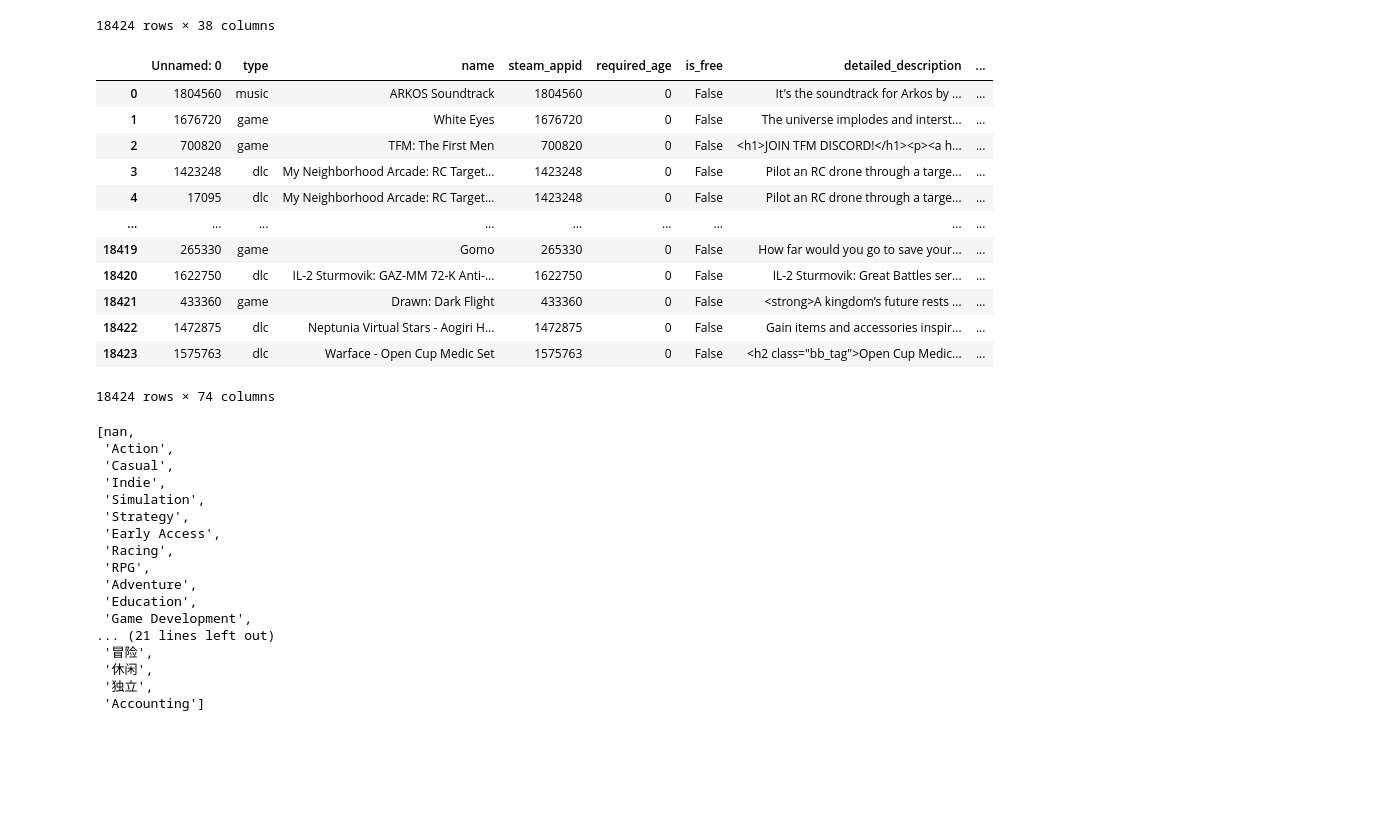
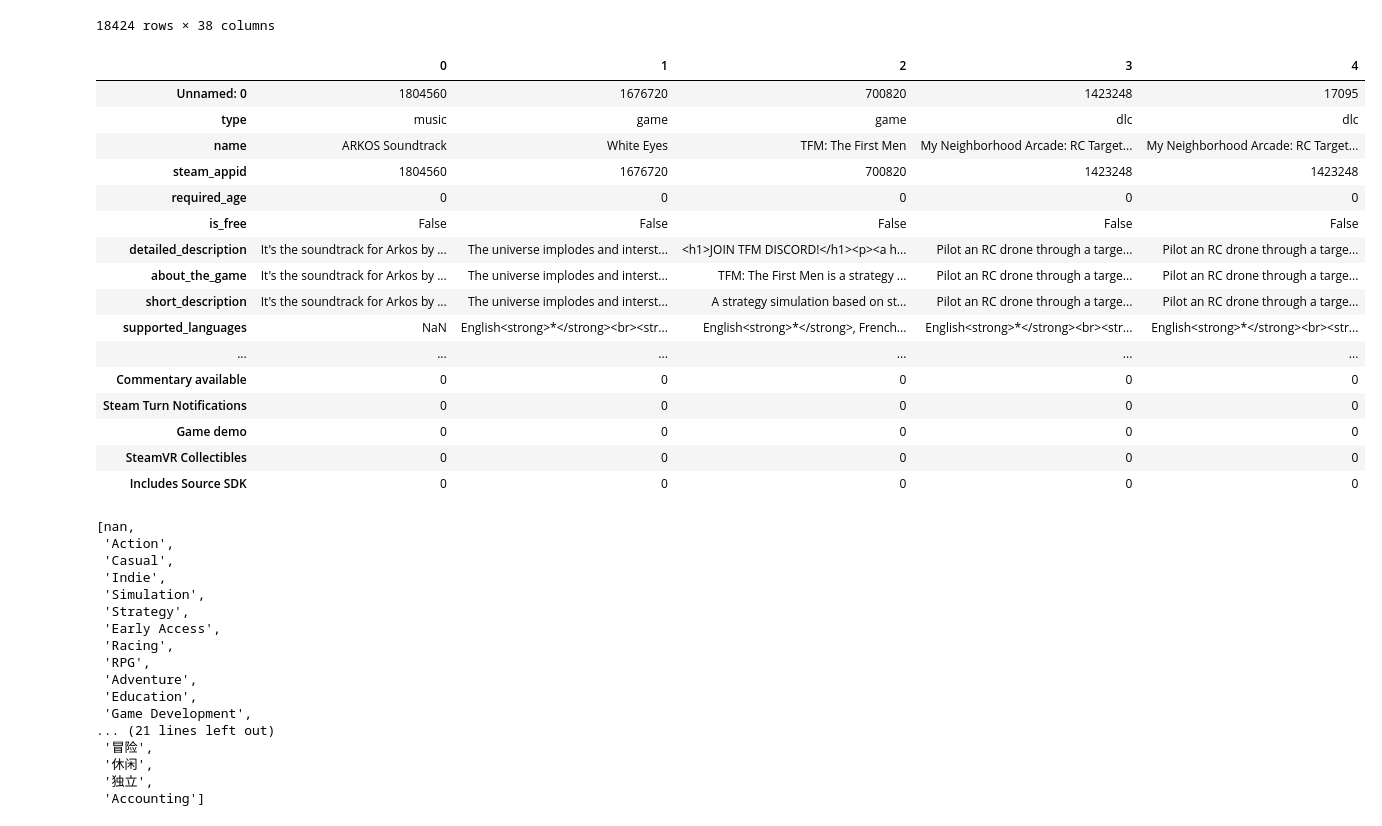
Before and after one commit to Jcc329/Jessica_DATA606, a Jupyter notebook: Notebooks/2.Steam_Data_Cleaning.ipynb, the cells around one changed output. Drawn from its saved outputs; the diff is of its cells as text; code cells hidden in the pictures; blank space fills up the shorter version.

```diff
--- a/Notebooks/2.Steam_Data_Cleaning.ipynb
+++ b/Notebooks/2.Steam_Data_Cleaning.ipynb
@@ -239,23 +239,27 @@ CategoryDF
 18424 rows × 38 columns
 # %%
 #add category df to GameData
-GameData_Categories = pd.concat([GameData, CategoryDF], axis=1)
+GameData = pd.concat([GameData, CategoryDF], axis=1)
-# %%
-GameData_Categories
-# %% [output]
-|  | Unnamed: 0 | type | name | steam_appid | required_age | is_free | detailed_description | ... |
-| 0 | 1804560 | music | ARKOS Soundtrack | 1804560 | 0 | False | It's the soundtrack for Arkos by ... | ... |
-| 1 | 1676720 | game | White Eyes | 1676720 | 0 | False | The universe implodes and interst... | ... |
-| 2 | 700820 | game | TFM: The First Men | 700820 | 0 | False | <h1>JOIN TFM DISCORD!</h1><p><a h... | ... |
-| 3 | 1423248 | dlc | My Neighborhood Arcade: RC Target... | 1423248 | 0 | False | Pilot an RC drone through a targe... | ... |
-| 4 | 17095 | dlc | My Neighborhood Arcade: RC Target... | 1423248 | 0 | False | Pilot an RC drone through a targe... | ... |
-| ... | ... | ... | ... | ... | ... | ... | ... | ... |
-| 18419 | 265330 | game | Gomo | 265330 | 0 | False | How far would you go to save your... | ... |
-| 18420 | 1622750 | dlc | IL-2 Sturmovik: GAZ-MM 72-K Anti-... | 1622750 | 0 | False | IL-2 Sturmovik: Great Battles ser... | ... |
-| 18421 | 433360 | game | Drawn: Dark Flight | 433360 | 0 | False | <strong>A kingdom’s future rests ... | ... |
-| 18422 | 1472875 | dlc | Neptunia Virtual Stars - Aogiri H... | 1472875 | 0 | False | Gain items and accessories inspir... | ... |
-| 18423 | 1575763 | dlc | Warface - Open Cup Medic Set | 1575763 | 0 | False | <h2 class="bb_tag">Open Cup Medic... | ... |
-18424 rows × 74 columns
+# %%
+GameData.head().T
+# %% [output]
+|  | 0 | 1 | 2 | 3 | 4 |
+| Unnamed: 0 | 1804560 | 1676720 | 700820 | 1423248 | 17095 |
+| type | music | game | game | dlc | dlc |
+| name | ARKOS Soundtrack | White Eyes | TFM: The First Men | My Neighborhood Arcade: RC Target... | My Neighborhood Arcade: RC Target... |
+| steam_appid | 1804560 | 1676720 | 700820 | 1423248 | 1423248 |
+| required_age | 0 | 0 | 0 | 0 | 0 |
+| is_free | False | False | False | False | False |
+| detailed_description | It's the soundtrack for Arkos by ... | The universe implodes and interst... | <h1>JOIN TFM DISCORD!</h1><p><a h... | Pilot an RC drone through a targe... | Pilot an RC drone through a targe... |
+| about_the_game | It's the soundtrack for Arkos by ... | The universe implodes and interst... | TFM: The First Men is a strategy ... | Pilot an RC drone through a targe... | Pilot an RC drone through a targe... |
+| short_description | It's the soundtrack for Arkos by ... | The universe implodes and interst... | A strategy simulation based on st... | Pilot an RC drone through a targe... | Pilot an RC drone through a targe... |
+| supported_languages | NaN | English<strong>*</strong><br><str... | English<strong>*</strong>, French... | English<strong>*</strong><br><str... | English<strong>*</strong><br><str... |
+| ... | ... | ... | ... | ... | ... |
+| Commentary available | 0 | 0 | 0 | 0 | 0 |
+| Steam Turn Notifications | 0 | 0 | 0 | 0 | 0 |
+| Game demo | 0 | 0 | 0 | 0 | 0 |
+| SteamVR Collectibles | 0 | 0 | 0 | 0 | 0 |
+| Includes Source SDK | 0 | 0 | 0 | 0 | 0 |
 # %%
 #handle genres
 GameData2 = GameData
```
Also changed, not shown: parts of 1 cell of this notebook.
